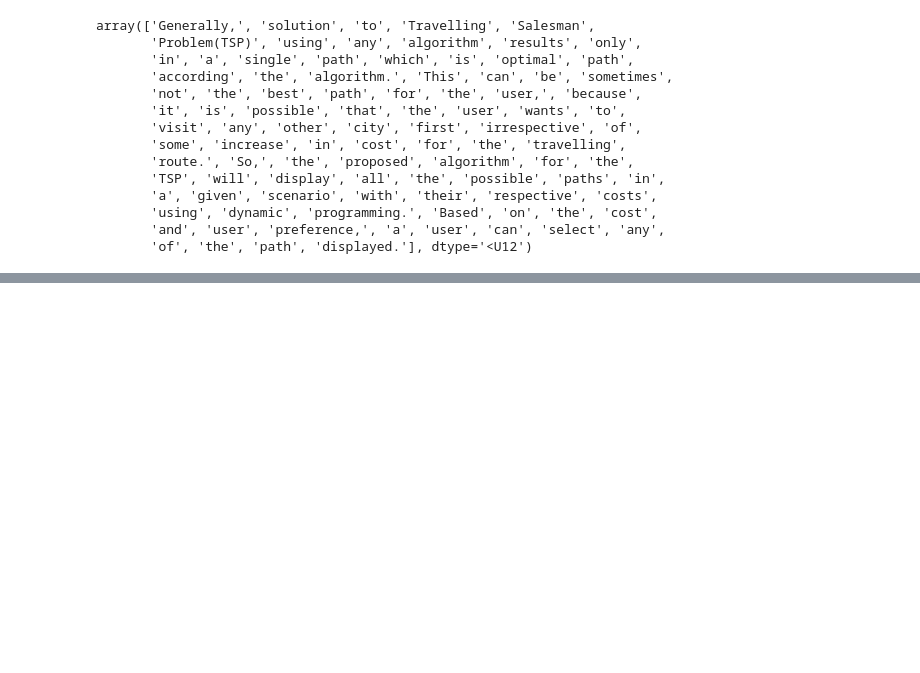
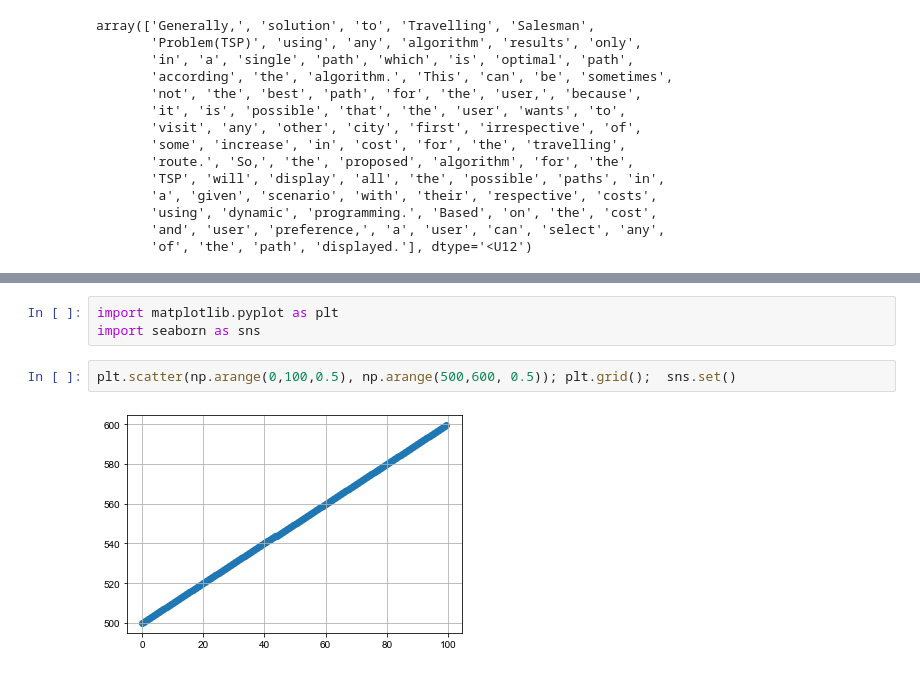
Before and after one commit to HarshitDawar55/Importing-Data, a Jupyter notebook: All about Importing data in Python! .ipynb, the cells around one changed output, grey strips where cells are left out. Saved outputs shown, nothing was run; the diff lists cells and outputs as text; blank space fills up the shorter version.

```diff
--- a/All about Importing data in Python! .ipynb
+++ b/All about Importing data in Python! .ipynb
@@ -81,0 +80,7 @@ rec.array([b'Generally,', b'solution', b'to', b'Travelling', b'Salesman',
+# %%
+import matplotlib.pyplot as plt
+import seaborn as sns
+# %%
+plt.scatter(np.arange(0,100,0.5), np.arange(500,600, 0.5)); plt.grid();  sns.set()
+# %% [output]
+[figure, added]
```
Also changed, not shown: parts of 33 cells of this notebook.
